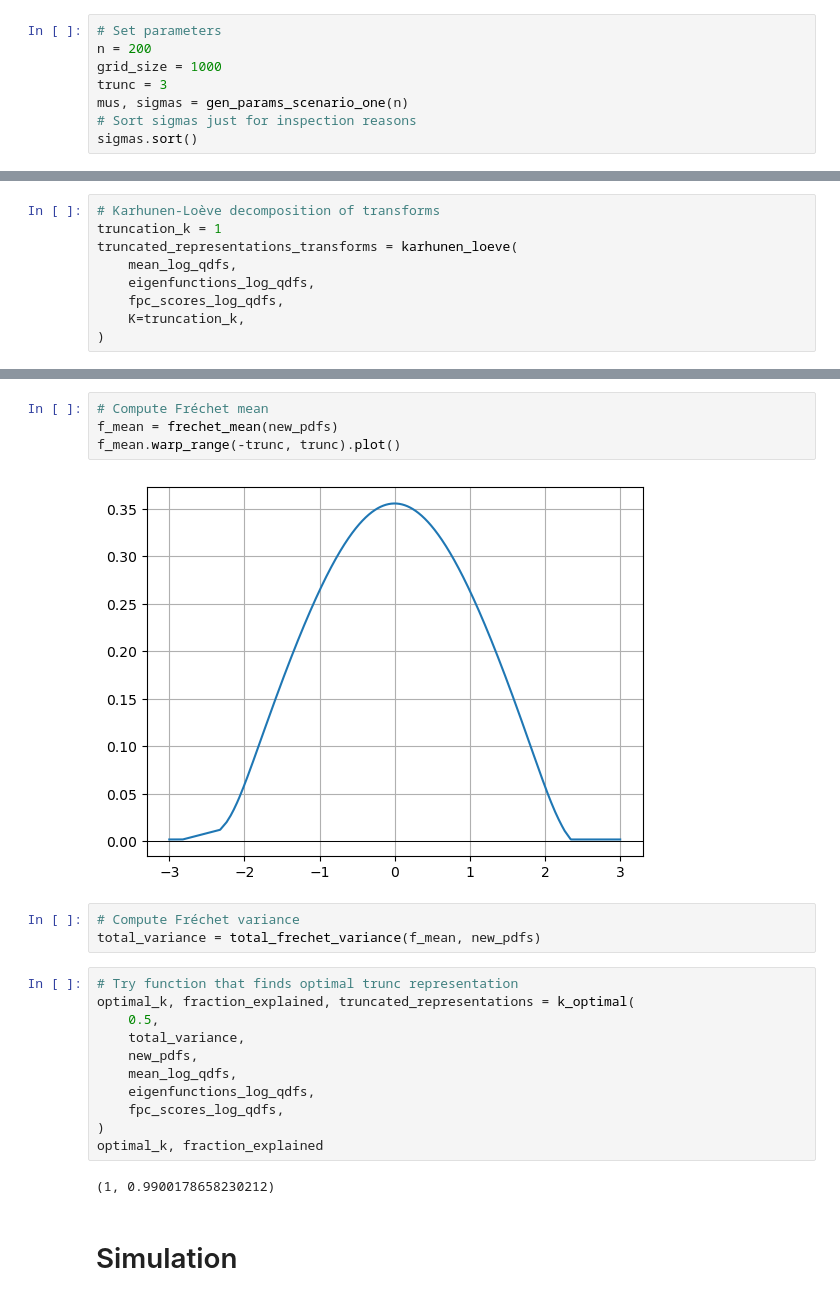
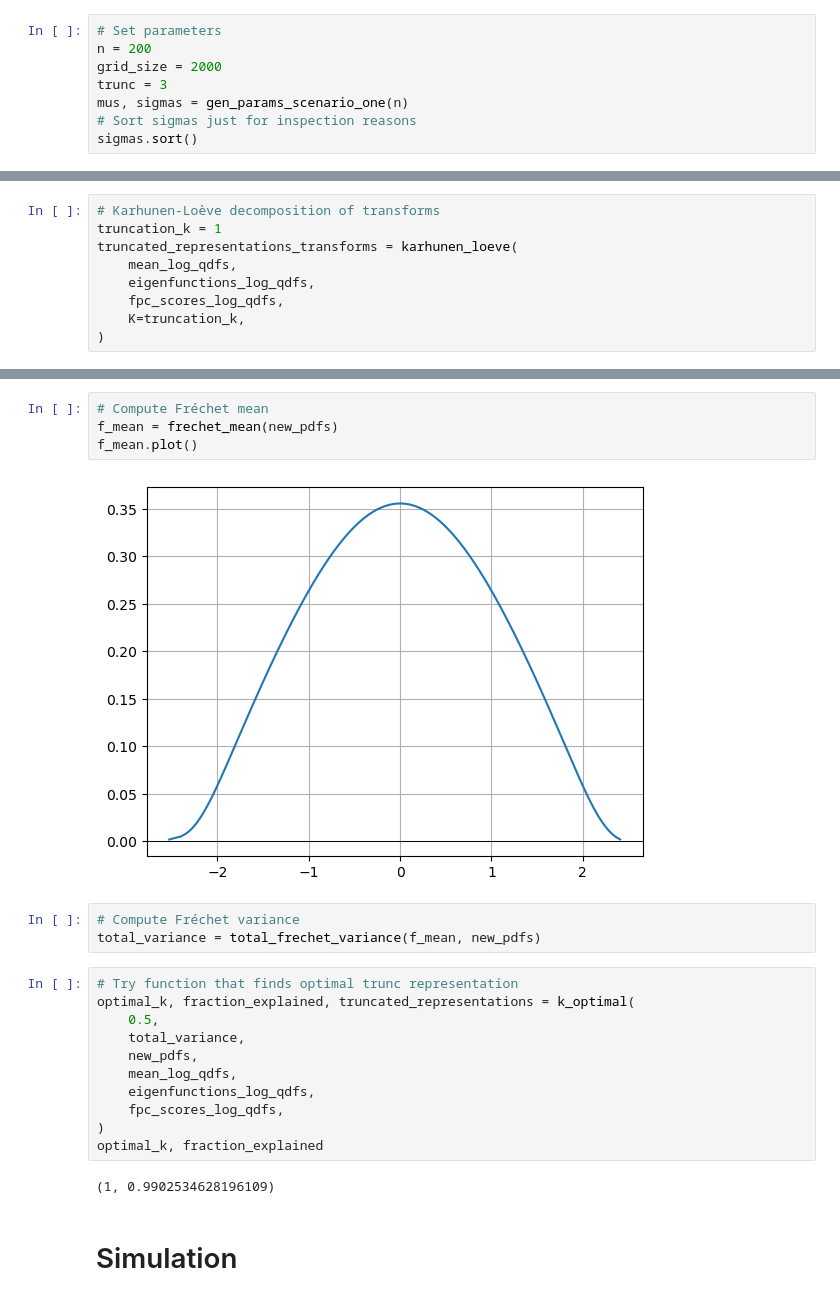
Before and after one commit to mirkimirk/thesis_frechet_fda, a Jupyter notebook: src/frechet_fda/reproduction_petersen2016.ipynb, the cells around one changed output, grey strips where cells are left out. Saved outputs shown, nothing was run; the diff lists cells and outputs as text.

```diff
--- a/src/frechet_fda/reproduction_petersen2016.ipynb
+++ b/src/frechet_fda/reproduction_petersen2016.ipynb
@@ -29,7 +29,7 @@ from frechet_fda.fda_tools import (
 # %%
 # Set parameters
 n = 200
-grid_size = 1000
+grid_size = 2000
 trunc = 3
 mus, sigmas = gen_params_scenario_one(n)
 # Sort sigmas just for inspection reasons
@@ -143,9 +148,9 @@ variation_modes[0].compare(
 # %%
 # Compute Fréchet mean
 f_mean = frechet_mean(new_pdfs)
-f_mean.warp_range(-trunc, trunc).plot()
+f_mean.plot()
 # %% [output]
-[figure, old version]
+[figure, new version]
 # %%
 # Compute Fréchet variance
 total_variance = total_frechet_variance(f_mean, new_pdfs)
@@ -161,7 +166,7 @@ optimal_k, fraction_explained, truncated_representations = k_optimal(
 )
 optimal_k, fraction_explained
 # %% [output]
-(1, 0.9900178658230212)
+(1, 0.9902534628196109)
 # %% [markdown]
 # Simulation
 # %%
```
Also changed, not shown: parts of 12 cells of this notebook, 10 other files.
